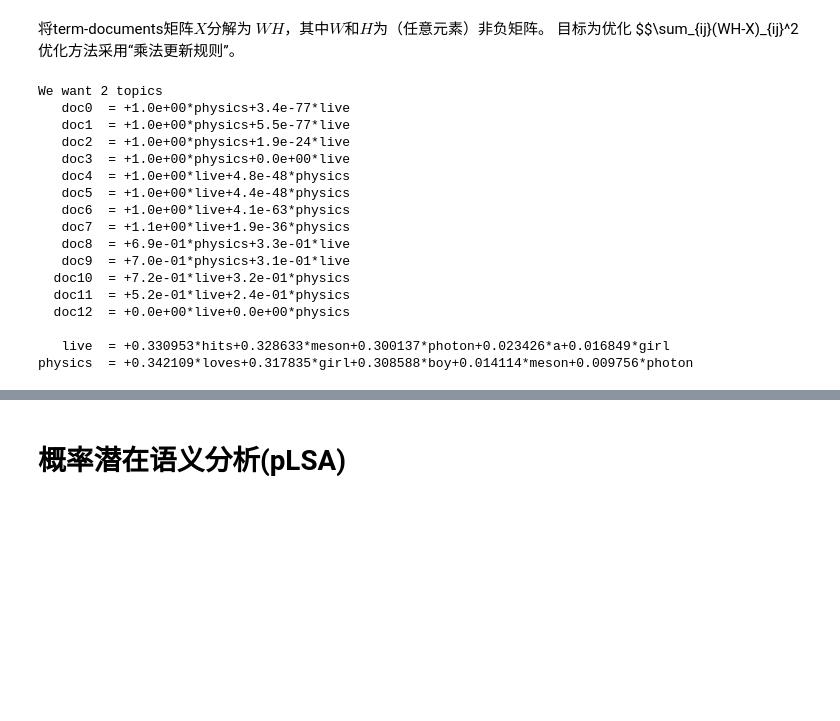
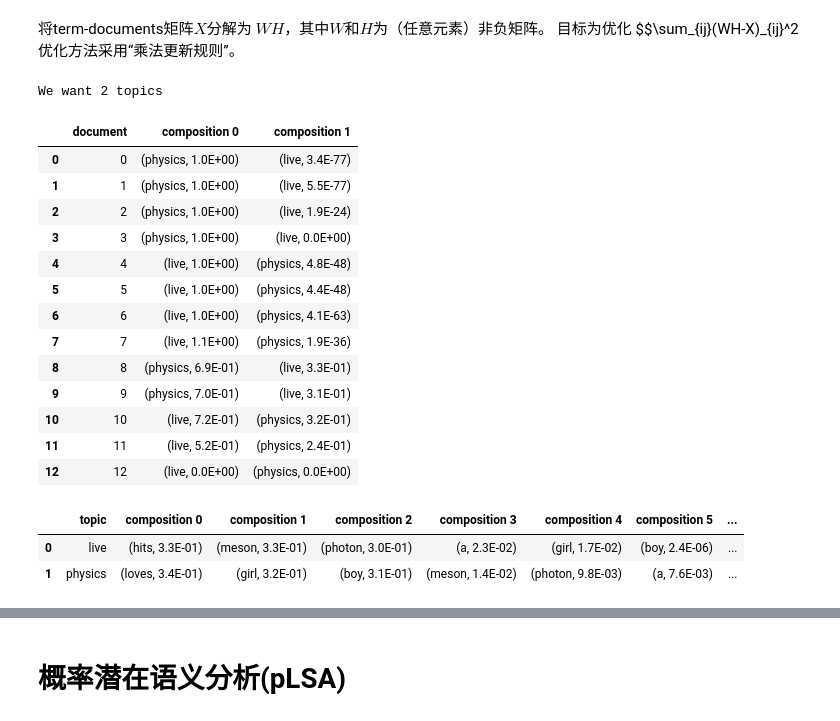
Before and after one commit to lhprojects/blog, a Jupyter notebook: JupyterNotebooks/LSA.ipynb, the cells around one changed output, grey strips where cells are left out. Saved outputs shown, nothing was run; the diff lists cells and outputs as text; code cells hidden in the pictures; blank space fills up the shorter version.

```diff
--- a/JupyterNotebooks/LSA.ipynb
+++ b/JupyterNotebooks/LSA.ipynb
@@ -739,29 +769,30 @@ $$\sum_{ij}(WH-X)_{ij}^2
 # %%
 ntopics = 2
 print("We want %d topics"%ntopics)
 
 lsa = NMF_LSA()
 lsa.set_documents(documents)
 lsa.topic_decompose(ntopics=2, term_weight="TF")
-lsa.print_mat(topic_names=["live","physics"], max_docs=15)
+lsa.print_mat(topic_names=["live","physics"])
 # %% [output]
 We want 2 topics
-   doc0  = +1.0e+00*physics+3.4e-77*live
-   doc1  = +1.0e+00*physics+5.5e-77*live
-   doc2  = +1.0e+00*physics+1.9e-24*live
-   doc3  = +1.0e+00*physics+0.0e+00*live
-   doc4  = +1.0e+00*live+4.8e-48*physics
-   doc5  = +1.0e+00*live+4.4e-48*physics
-   doc6  = +1.0e+00*live+4.1e-63*physics
-   doc7  = +1.1e+00*live+1.9e-36*physics
-   doc8  = +6.9e-01*physics+3.3e-01*live
-   doc9  = +7.0e-01*physics+3.1e-01*live
-  doc10  = +7.2e-01*live+3.2e-01*physics
-  doc11  = +5.2e-01*live+2.4e-01*physics
-  doc12  = +0.0e+00*live+0.0e+00*physics
-
-   live  = +0.330953*hits+0.328633*meson+0.300137*photon+0.023426*a+0.016849*girl
-physics  = +0.342109*loves+0.317835*girl+0.308588*boy+0.014114*meson+0.009756*photon
+|  | document | composition 0 | composition 1 |
+| 0 | 0 | (physics, 1.0E+00) | (live, 3.4E-77) |
+| 1 | 1 | (physics, 1.0E+00) | (live, 5.5E-77) |
+| 2 | 2 | (physics, 1.0E+00) | (live, 1.9E-24) |
+| 3 | 3 | (physics, 1.0E+00) | (live, 0.0E+00) |
+| 4 | 4 | (live, 1.0E+00) | (physics, 4.8E-48) |
+| 5 | 5 | (live, 1.0E+00) | (physics, 4.4E-48) |
+| 6 | 6 | (live, 1.0E+00) | (physics, 4.1E-63) |
+| 7 | 7 | (live, 1.1E+00) | (physics, 1.9E-36) |
+| 8 | 8 | (physics, 6.9E-01) | (live, 3.3E-01) |
+| 9 | 9 | (physics, 7.0E-01) | (live, 3.1E-01) |
+| 10 | 10 | (live, 7.2E-01) | (physics, 3.2E-01) |
+| 11 | 11 | (live, 5.2E-01) | (physics, 2.4E-01) |
+| 12 | 12 | (live, 0.0E+00) | (physics, 0.0E+00) |
+|  | topic | composition 0 | composition 1 | composition 2 | composition 3 | composition 4 | composition 5 | ... |
+| 0 | live | (hits, 3.3E-01) | (meson, 3.3E-01) | (photon, 3.0E-01) | (a, 2.3E-02) | (girl, 1.7E-02) | (boy, 2.4E-06) | ... |
+| 1 | physics | (loves, 3.4E-01) | (girl, 3.2E-01) | (boy, 3.1E-01) | (meson, 1.4E-02) | (photon, 9.8E-03) | (a, 7.6E-03) | ... |
 # %%
 ntopics = 2
 print("We want %d topics"%ntopics)
```
Also changed, not shown: parts of 36 cells of this notebook.
